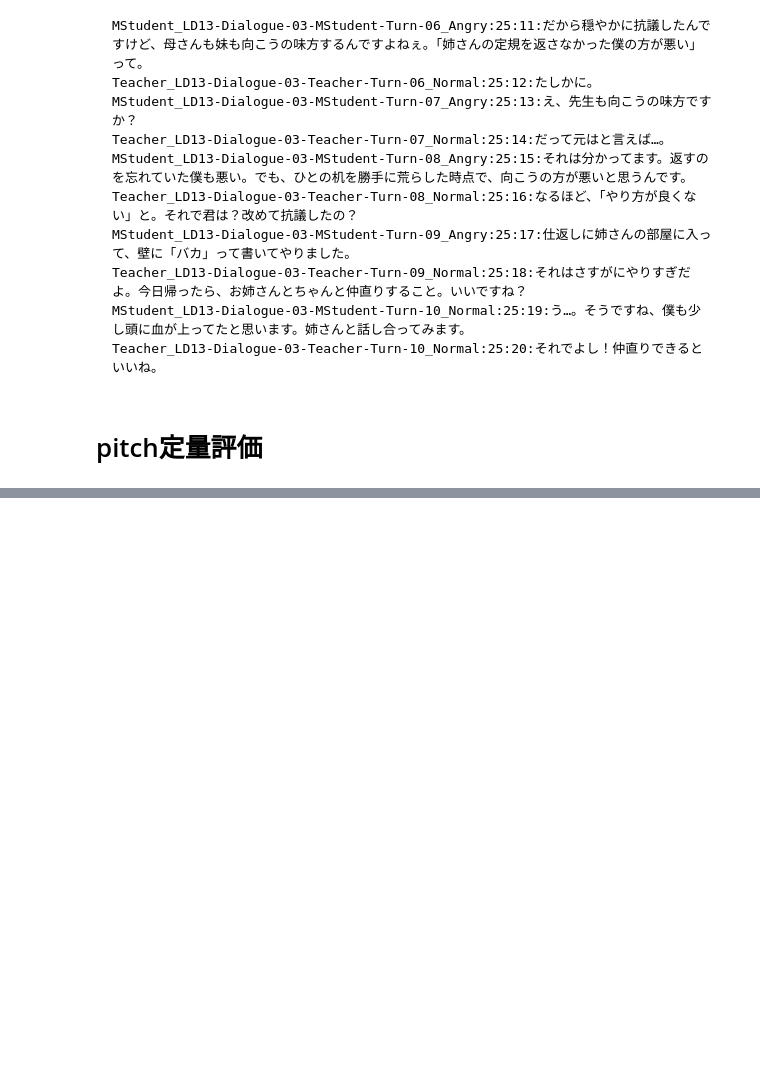
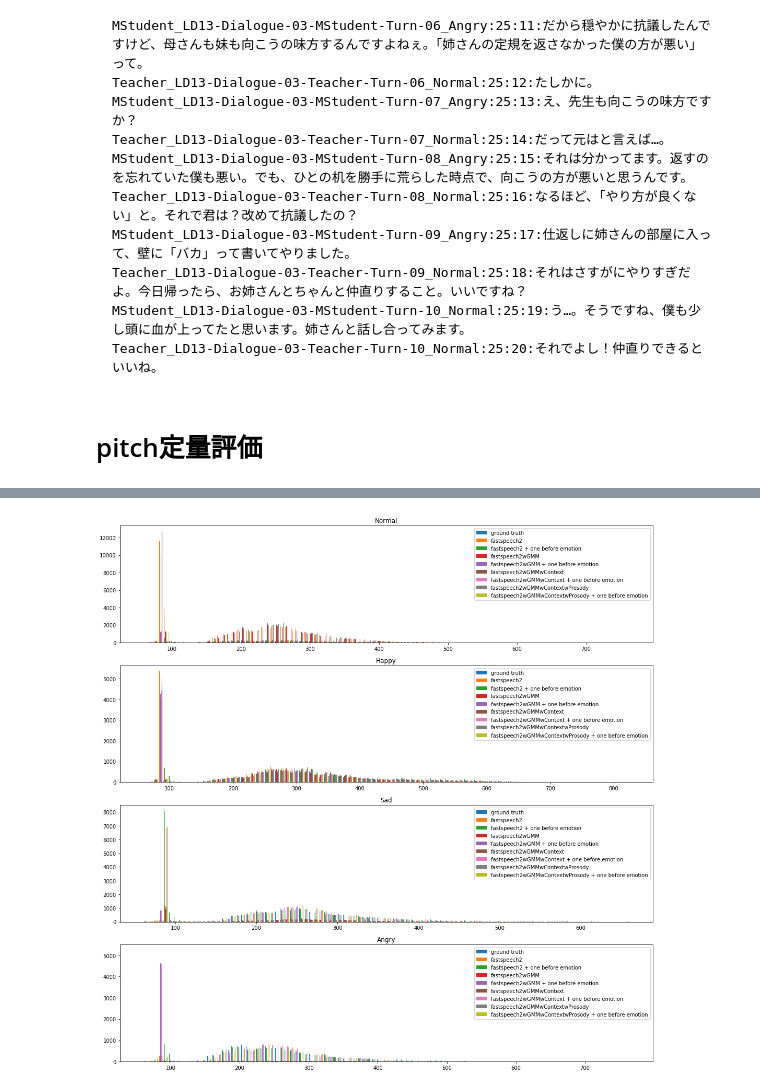
Before and after one commit to YutoNishimura-v2/vc_tts_template, a Jupyter notebook: dialogue_making.ipynb, the cells around one changed output, grey strips where cells are left out. Cells and saved outputs as stored; diff of their text form; code cells hidden in the pictures; blank space fills up the shorter version.

```diff
--- a/dialogue_making.ipynb
+++ b/dialogue_making.ipynb
@@ -275,0 +332,28 @@ plt.show()
+# %%
+# 感情幅と, pitch分散について計算を行う.
+# 感情幅の定義は以下の通り
+# max(pitchの最大値 - 全発話のpitch平均値,  abs(pitchの最小値 - 全発話のpitch平均値))
+# ただし、pitch平均値はクラス内のものとクラス無視の両方を用いてみる.
+
+# 最終的にplotするdataたち
+# 感情毎
+all_data_pitches = {k: [] for k in emotion_names}
+
+# まずは, pitchを計算していく.
+for base_path in voice_base_pathes:
+    tmp_pitches = {k: [] for k in emotion_names}
+
+    with ProcessPoolExecutor(10) as executor:
+        futures = [
+            executor.submit(
+                get_pitch_emo,
+                wav_path,
+            )
+            for wav_path in Path(base_path).glob("*.wav")
+        ]
+    for future in tqdm(futures):
+        pitch, emo = future.result()
+        tmp_pitches[emo] += list(pitch)
+
+    for key in emotion_names:
+        all_data_pitches[key].append(tmp_pitches[key])
@@ -275,0 +406,14 @@ plt.show()
+# %%
+# hist plot(感情毎)
+fig, axes = plt.subplots(4, 1, figsize=(15, 15))
+
+axes = axes.flatten()
+
+for i, emo in enumerate(emotion_names):
+    axes[i].set_title(emo)
+    axes[i].hist(all_data_pitches[emo], bins=100, label=labels)
+    axes[i].legend()
+plt.tight_layout()
+plt.show()
+# %% [output]
+[figure, added]
```
Also changed, not shown: parts of 9 cells of this notebook, 1 other file.
